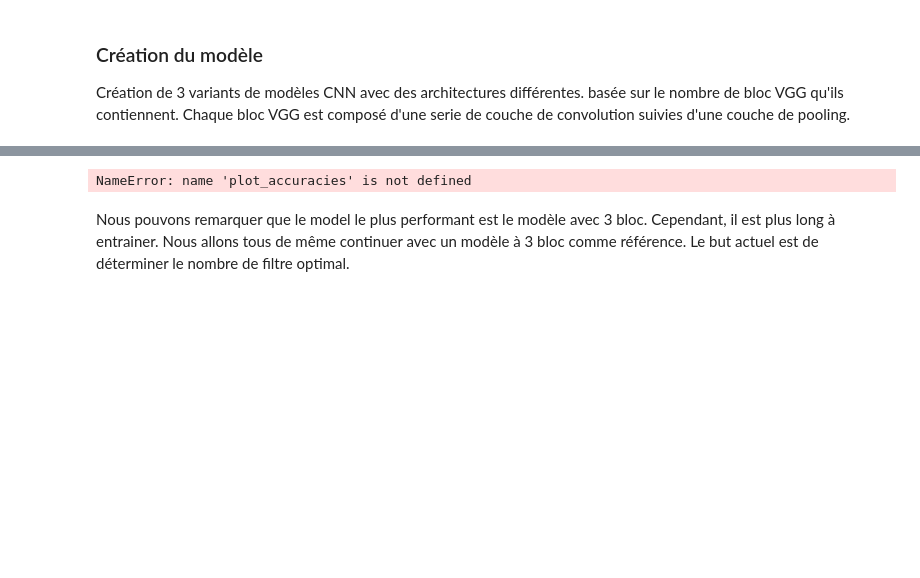
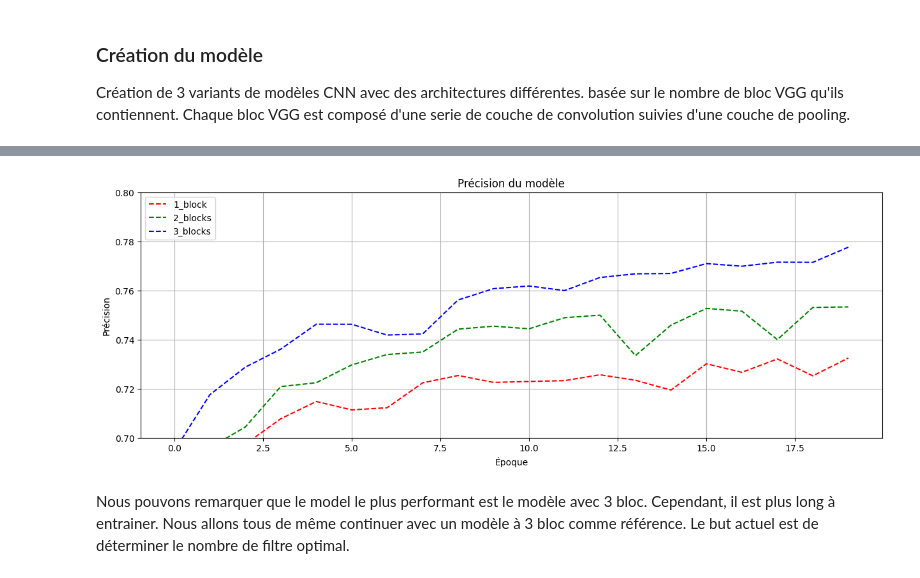
Before and after one commit to TWAAXOne/Network-intrusion-detection-with-machine-learning, a Jupyter notebook: CNN_multiclass_2.ipynb, the cells around one changed output, grey strips where cells are left out. Saved outputs shown, nothing was run; the diff lists cells and outputs as text; code cells hidden in the pictures; blank space fills up the shorter version.

```diff
--- a/CNN_multiclass_2.ipynb
+++ b/CNN_multiclass_2.ipynb
@@ -544,7 +548,7 @@ CNN: 3_blocks, Epochs=20, Batch_size=128, Test loss=0.5506839752197266, Test acc
 # %%
-plot_accuracies (nets,history,names,[0.65,0.85])
+plot_accuracies (nets,history,names,[0.7,0.8])
 # %% [output]
-NameError: name 'plot_accuracies' is not defined
+[figure, added]
 # %% [markdown]
 Nous pouvons remarquer que le model le plus performant est le modèle avec 3 bloc. Cependant, il est plus long à entrainer.
 Nous allons tous de même continuer avec un modèle à 3 bloc comme référence.
```
Also changed, not shown: parts of 18 cells of this notebook.
